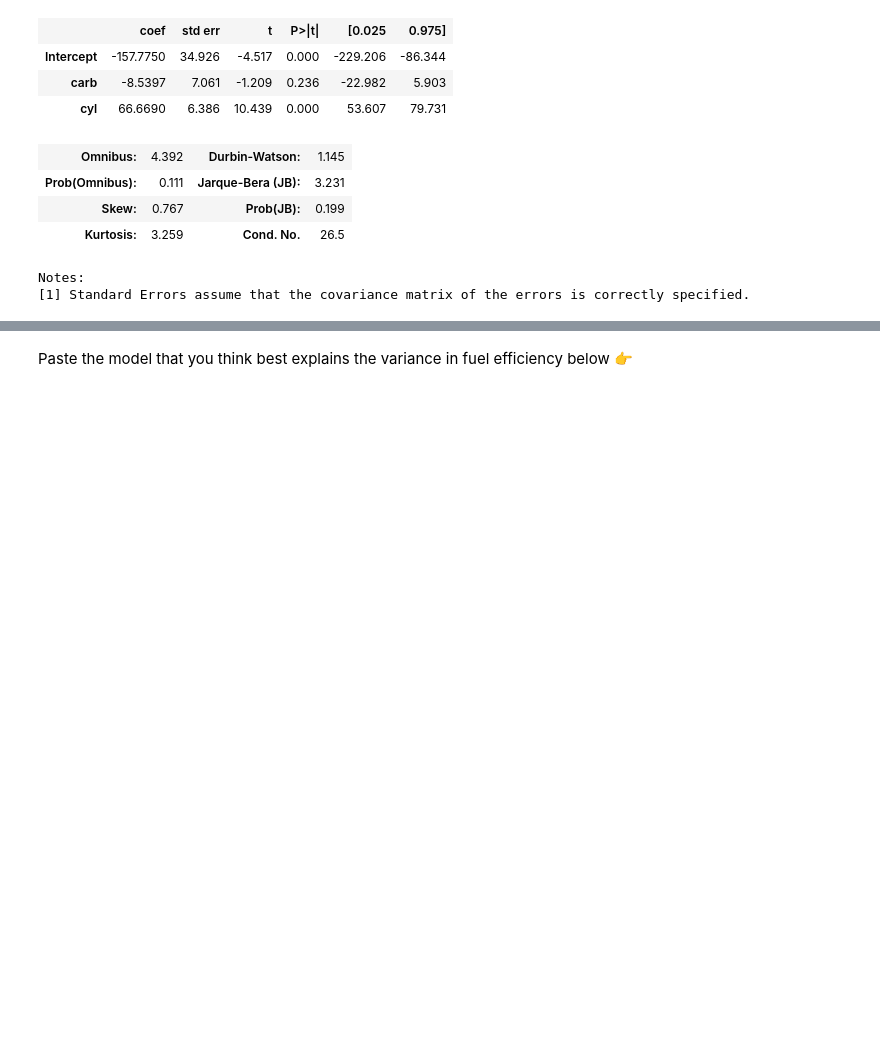
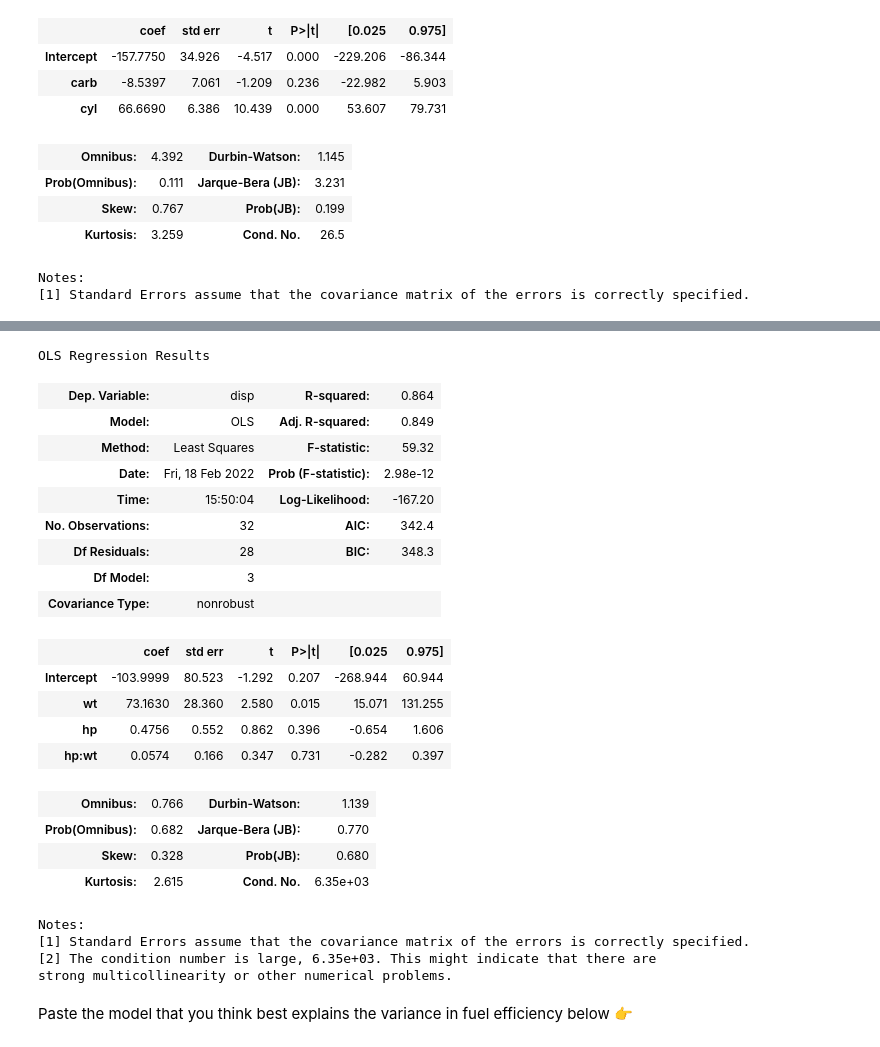
Before and after one commit to code4journalism/code4journalism-linear-regression-intro-semerriam, a Jupyter notebook: Merriam-mtcars-linear-regression.ipynb, the cells around one changed output, grey strips where cells are left out. Drawn from its saved outputs; the diff is of its cells as text; code cells hidden in the pictures; blank space fills up the shorter version.

```diff
--- a/mtcars-linear-regression.ipynb
+++ b/Merriam-mtcars-linear-regression.ipynb
@@ -205,2 +293,37 @@ Notes:
+# %%
+# Harsha's Example from class
+# interaction hp is correlated with weight
+# for every additional thousand pound of weight you add you lose about 8 mpg,
+# for every additional 1 hp you lose mpg?
+
+import statsmodels.formula.api as smf
+
+model = smf.ols("disp ~  wt + hp + hp:wt", data=mtcars)
+results = model.fit()
+results.summary()
+# %% [output]
+OLS Regression Results
+| Dep. Variable: | disp | R-squared: | 0.864 |
+| Model: | OLS | Adj. R-squared: | 0.849 |
+| Method: | Least Squares | F-statistic: | 59.32 |
+| Date: | Fri, 18 Feb 2022 | Prob (F-statistic): | 2.98e-12 |
+| Time: | 15:50:04 | Log-Likelihood: | -167.20 |
+| No. Observations: | 32 | AIC: | 342.4 |
+| Df Residuals: | 28 | BIC: | 348.3 |
+| Df Model: | 3 |  |  |
+| Covariance Type: | nonrobust |  |  |
+|  | coef | std err | t | P>|t| | [0.025 | 0.975] |
+| Intercept | -103.9999 | 80.523 | -1.292 | 0.207 | -268.944 | 60.944 |
+| wt | 73.1630 | 28.360 | 2.580 | 0.015 | 15.071 | 131.255 |
+| hp | 0.4756 | 0.552 | 0.862 | 0.396 | -0.654 | 1.606 |
+| hp:wt | 0.0574 | 0.166 | 0.347 | 0.731 | -0.282 | 0.397 |
+| Omnibus: | 0.766 | Durbin-Watson: | 1.139 |
+| Prob(Omnibus): | 0.682 | Jarque-Bera (JB): | 0.770 |
+| Skew: | 0.328 | Prob(JB): | 0.680 |
+| Kurtosis: | 2.615 | Cond. No. | 6.35e+03 |
+Notes:
+[1] Standard Errors assume that the covariance matrix of the errors is correctly specified.
+[2] The condition number is large, 6.35e+03. This might indicate that there are
+strong multicollinearity or other numerical problems.
 # %% [markdown]
 Paste the model that you think best explains the variance in fuel efficiency below 👉
```
Also changed, not shown: parts of 15 cells of this notebook.
